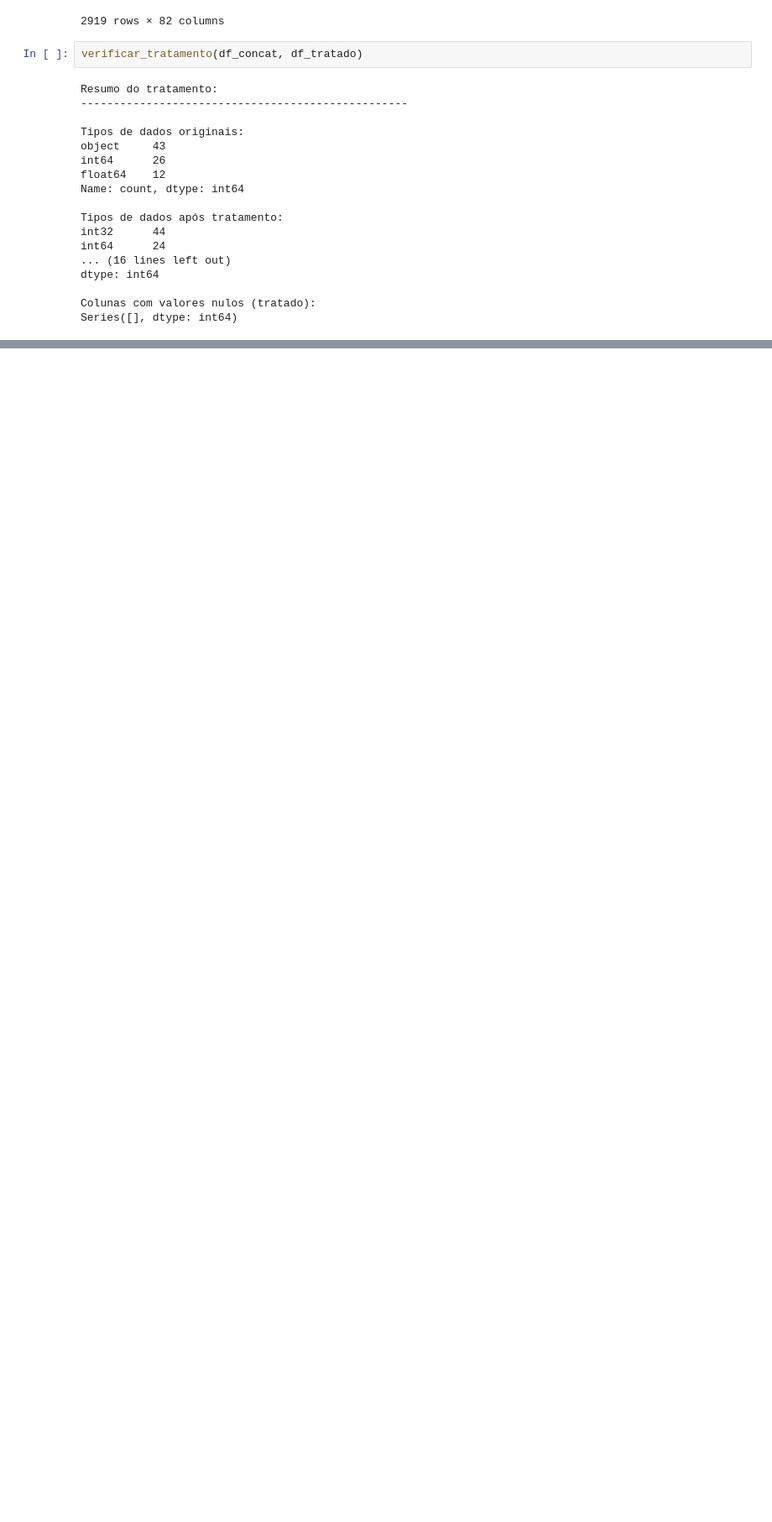
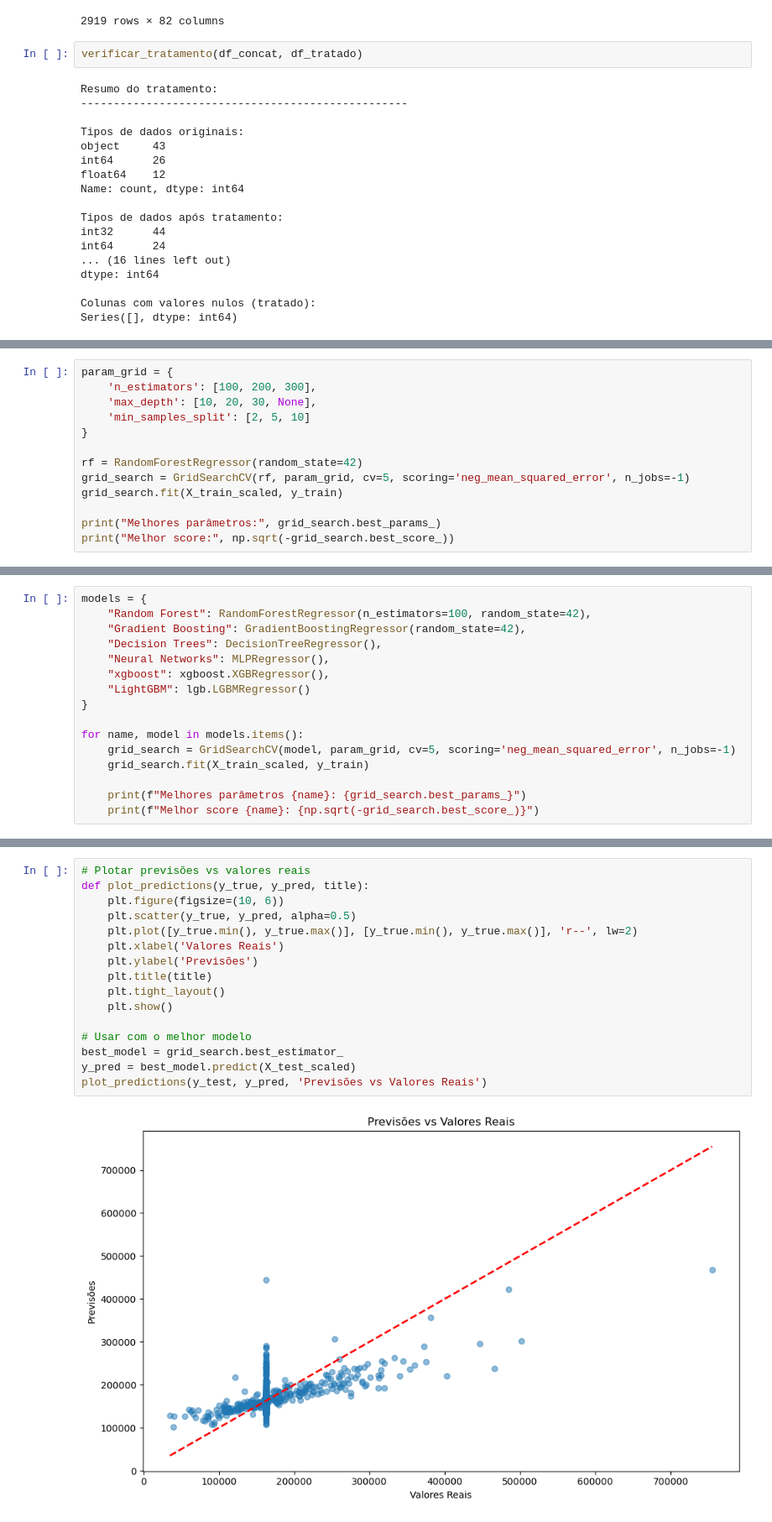
Before and after one commit to jherfson/DataThon, a Jupyter notebook: datathon.ipynb, the cells around one changed output, grey strips where cells are left out. Shown at 84% size. Cells and saved outputs as stored; diff of their text form; blank space fills up the shorter version.

Commit message:
configurando modelos e hiperparametro

```diff
--- a/datathon.ipynb
+++ b/datathon.ipynb
@@ -400,0 +517,13 @@ Series([], dtype: int64)
+# %%
+param_grid = {
+    'n_estimators': [100, 200, 300],
+    'max_depth': [10, 20, 30, None],
+    'min_samples_split': [2, 5, 10]
+}
+
+rf = RandomForestRegressor(random_state=42)
+grid_search = GridSearchCV(rf, param_grid, cv=5, scoring='neg_mean_squared_error', n_jobs=-1)
+grid_search.fit(X_train_scaled, y_train)
+
+print("Melhores parâmetros:", grid_search.best_params_)
+print("Melhor score:", np.sqrt(-grid_search.best_score_))
@@ -400,0 +533,16 @@ Series([], dtype: int64)
+# %%
+models = {
+    "Random Forest": RandomForestRegressor(n_estimators=100, random_state=42),
+    "Gradient Boosting": GradientBoostingRegressor(random_state=42),
+    "Decision Trees": DecisionTreeRegressor(),
+    "Neural Networks": MLPRegressor(),
+    "xgboost": xgboost.XGBRegressor(),
+    "LightGBM": lgb.LGBMRegressor()
+}
+
+for name, model in models.items():
+    grid_search = GridSearchCV(model, param_grid, cv=5, scoring='neg_mean_squared_error', n_jobs=-1)
+    grid_search.fit(X_train_scaled, y_train)
+
+    print(f"Melhores parâmetros {name}: {grid_search.best_params_}")
+    print(f"Melhor score {name}: {np.sqrt(-grid_search.best_score_)}")
@@ -400,0 +555,18 @@ Series([], dtype: int64)
+# %%
+# Plotar previsões vs valores reais
+def plot_predictions(y_true, y_pred, title):
+    plt.figure(figsize=(10, 6))
+    plt.scatter(y_true, y_pred, alpha=0.5)
+    plt.plot([y_true.min(), y_true.max()], [y_true.min(), y_true.max()], 'r--', lw=2)
+    plt.xlabel('Valores Reais')
+    plt.ylabel('Previsões')
+    plt.title(title)
+    plt.tight_layout()
+    plt.show()
+
+# Usar com o melhor modelo
+best_model = grid_search.best_estimator_
+y_pred = best_model.predict(X_test_scaled)
+plot_predictions(y_test, y_pred, 'Previsões vs Valores Reais')
+# %% [output]
+[figure, added]
```
Also changed, not shown: parts of 11 cells of this notebook.
